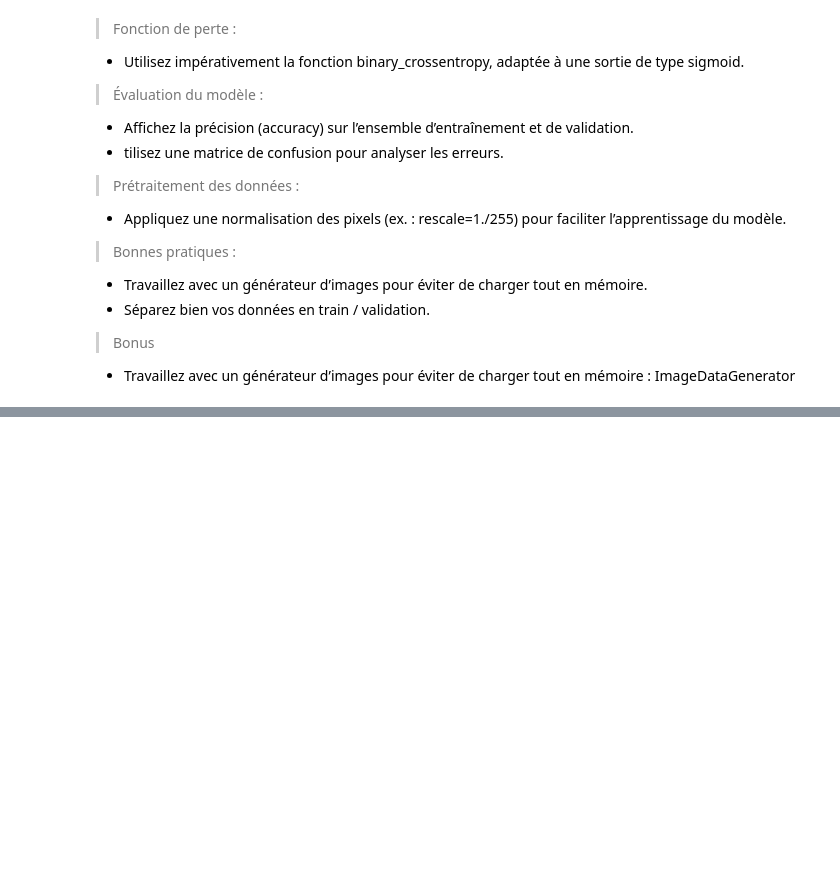
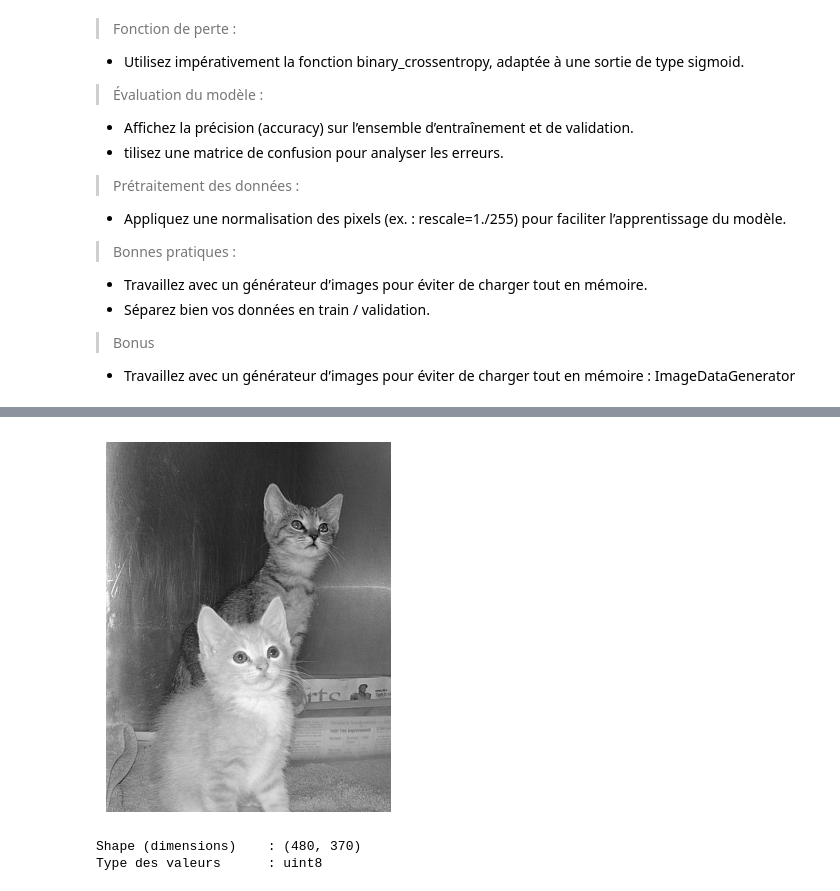
Before and after one commit to elvis-messiaen/dog_cat_deep_learning, a Jupyter notebook: challenge_dogs_cats.ipynb, the cells around one changed output, grey strips where cells are left out. Drawn from its saved outputs; the diff is of its cells as text; code cells hidden in the pictures; blank space fills up the shorter version.

```diff
--- a/challenge_dogs_cats.ipynb
+++ b/challenge_dogs_cats.ipynb
@@ -31,0 +51,16 @@ Les images des animaux se trouvent dans `data/pets`.
+# %%
+# On charge une image depuis un chemin local, l’image est chargé en 1 canal (valeur de pixel de 0 à 255)
+img = cv2.imread('data//pets/train/cat/27.jpg', cv2.IMREAD_GRAYSCALE)
+
+# Observer l'image sous forme de matrice
+print(img)
+
+# Visualisation de l'image
+plt.imshow(img, cmap="gray")
+plt.axis("off")
+plt.show()
+
+# Inspection des métadonnées de l'image
+print(f"Shape (dimensions)    : {img.shape}")
+print(f"Type des valeurs      : {img.dtype}")
+# %% [output]
@@ -31,0 +84,3 @@ Les images des animaux se trouvent dans `data/pets`.
+[figure, added]
+Shape (dimensions)    : (480, 370)
+Type des valeurs      : uint8
```
Also changed, not shown: parts of 18 cells of this notebook, 39 other files.
